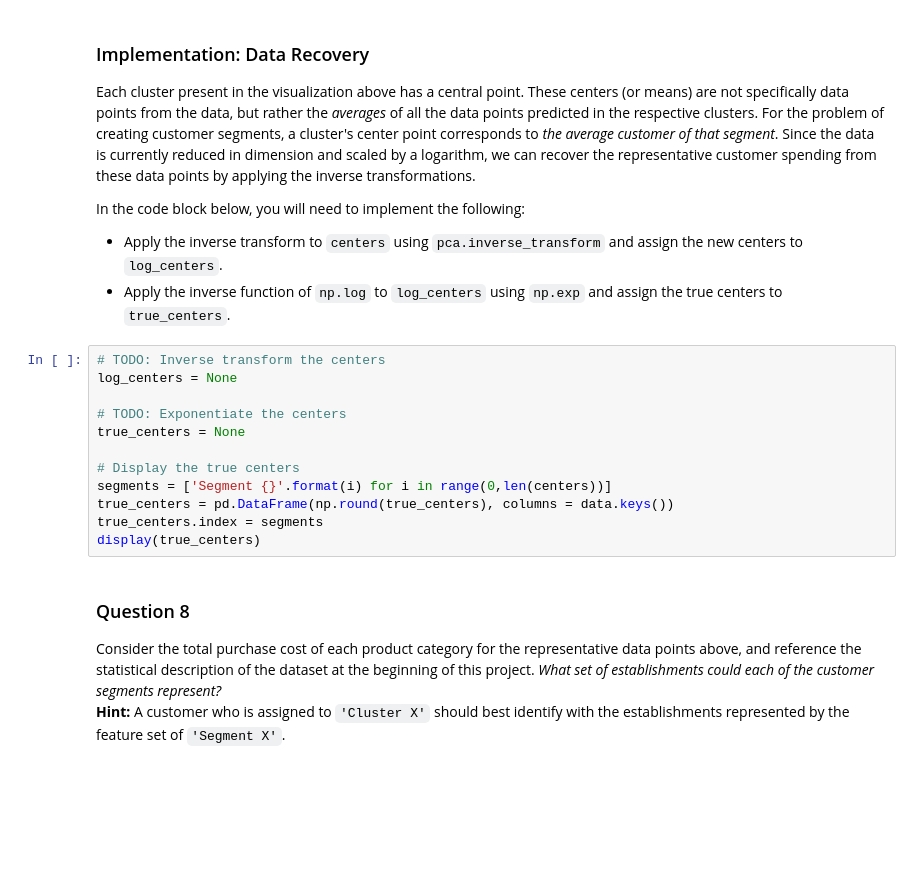
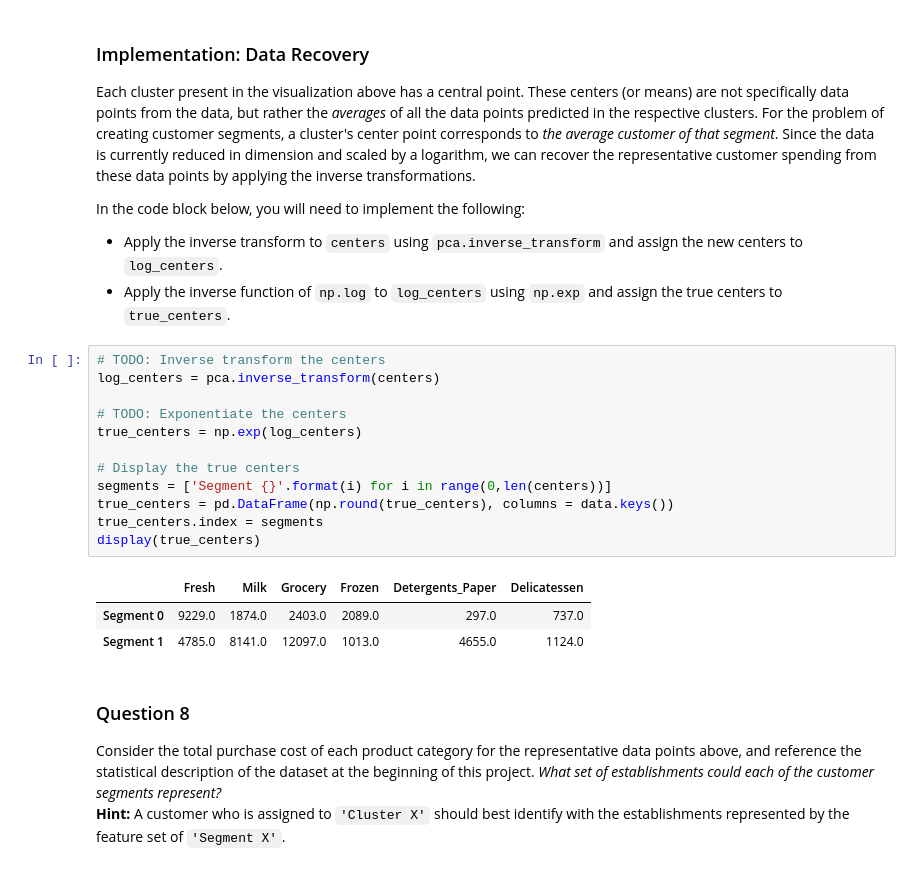
Before and after one commit to iyersume/ml-projects, a Jupyter notebook: customer_segments/customer_segments.ipynb, the cells around one changed output. Cells and saved outputs as stored; diff of their text form; blank space fills up the shorter version.

```diff
--- a/customer_segments/customer_segments.ipynb
+++ b/customer_segments/customer_segments.ipynb
@@ -424,16 +472,20 @@ In the code block below, you will need to implement the following:
  - Apply the inverse function of `np.log` to `log_centers` using `np.exp` and assign the true centers to `true_centers`.
 # %%
 # TODO: Inverse transform the centers
-log_centers = None
+log_centers = pca.inverse_transform(centers)
 
 # TODO: Exponentiate the centers
-true_centers = None
+true_centers = np.exp(log_centers)
 
 # Display the true centers
 segments = ['Segment {}'.format(i) for i in range(0,len(centers))]
 true_centers = pd.DataFrame(np.round(true_centers), columns = data.keys())
 true_centers.index = segments
 display(true_centers)
+# %% [output]
+|  | Fresh | Milk | Grocery | Frozen | Detergents_Paper | Delicatessen |
+| Segment 0 | 9229.0 | 1874.0 | 2403.0 | 2089.0 | 297.0 | 737.0 |
+| Segment 1 | 4785.0 | 8141.0 | 12097.0 | 1013.0 | 4655.0 | 1124.0 |
 # %% [markdown]
 ### Question 8
 Consider the total purchase cost of each product category for the representative data points above, and reference the statistical description of the dataset at the beginning of this project. *What set of establishments could each of the customer segments represent?*
```
Also changed, not shown: parts of 18 cells of this notebook.
